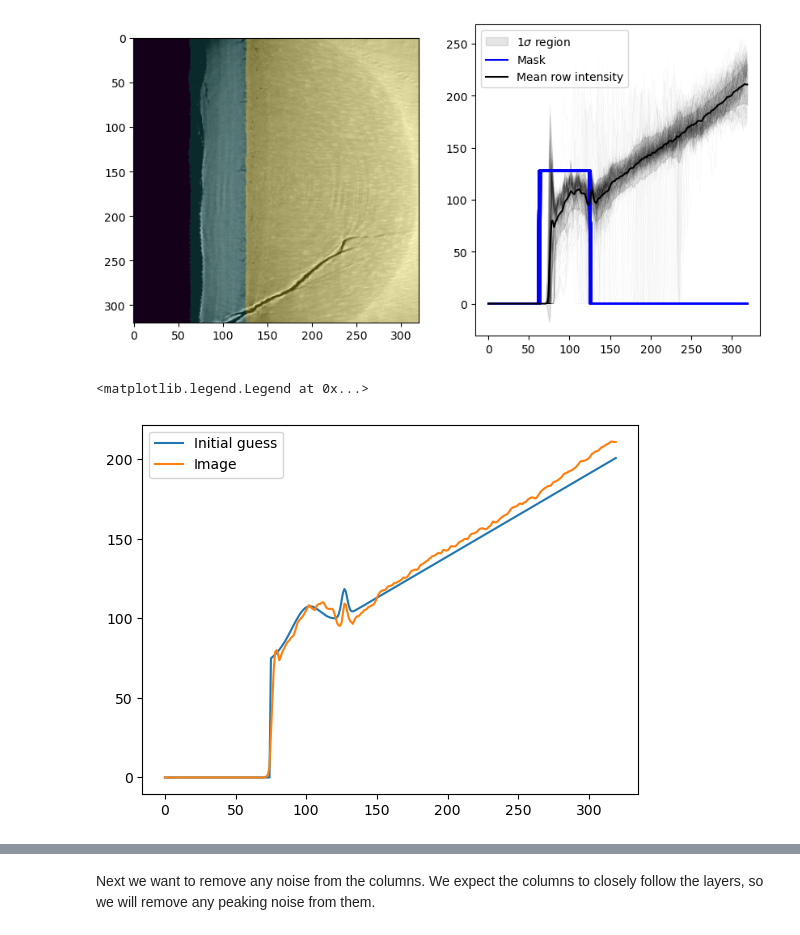
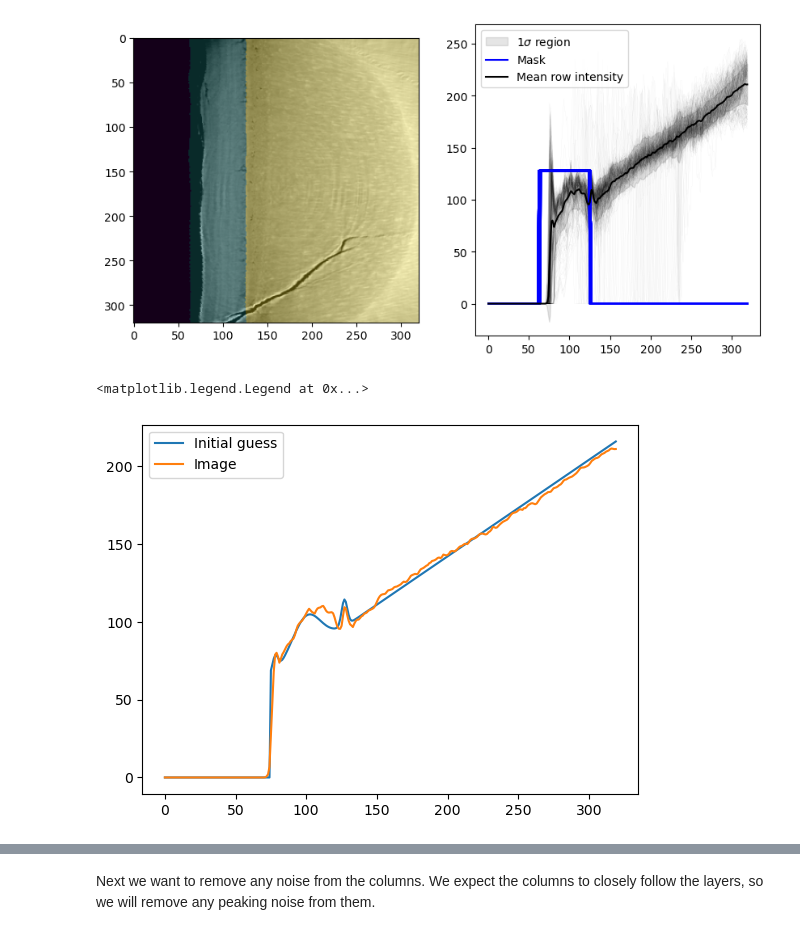
Before and after one commit to JGIBristol/cementum_imaging, a Jupyter notebook: isolate_increments.ipynb, the cells around one changed output, grey strips where cells are left out. Drawn from its saved outputs; the diff is of its cells as text; code cells hidden in the pictures.

```diff
--- a/isolate_increments.ipynb
+++ b/isolate_increments.ipynb
@@ -46,56 +49,28 @@ axes[1].legend(
 # %%
 """
 We can try to fit a function to it that gives the positions of the start and end of the cementum region
 
 There will be a constant, a wide Gaussian for the inside of the cementum region, a narrow gaussian for the end of the cementum region
 
 """
 from scipy.stats import norm
 
-
-def fit_fcn(x, a, b, h1, d1, s1, h2, d2, s2, k):
-    """
-    Fit function to find the cementum region
-
-    parameterised such that d1, d2 > 0
-
-    :param x: x value
-    :param a: constant, below which f(x) = 0
-    :param b: height of step
-    :param h1: height of first Gaussian
-    :param d1: a + d1 is the mean of the first Gaussian (m1)
-    :param s1: width of first Gaussian
-    :param h2: height of second Gaussian
-    :param d2: m1 + d2 is the mean of the second Gaussian (m2)
-    :param s2: width of second Gaussian
-    :param k: gradient of linear term
-
-    """
-    gauss1 = h1 * norm(loc=a + d1, scale=s1).pdf(x)
-    gauss2 = h2 * norm(loc=a + d1 + d2, scale=s2).pdf(x)
-
-    retval = b + gauss1 + gauss2 + k * x
-
-    # Set values below a to 0
-    retval[x < a] = 0
-
-    return retval
-
+from cementum import layer_segmentation
 
 # Just plot it for now so we can see what it looks like
 x = np.arange(image.shape[0])
 
-initial_guess = [75, 35, 500, 25, 10, 85, 27, 2, 0.52]
+initial_guess = [75, 18, 50, 3, 2, 600, 22, 10, 85, 27, 2, 0.62]
 
-y = fit_fcn(x, *initial_guess)
+y = layer_segmentation.fit_fcn_extra_peak(x, *initial_guess)
 
 plt.plot(x, y, label="Initial guess")
 plt.plot(x, np.mean(image, axis=0), label="Image")
 
 plt.legend()
 # %% [output]
 <matplotlib.legend.Legend at 0x...>
-[figure, old version]
+[figure, new version]
 # %%
 """
 Fit to the mean intensity across the rows
```
Also changed, not shown: parts of 4 cells of this notebook, 1 other file.
